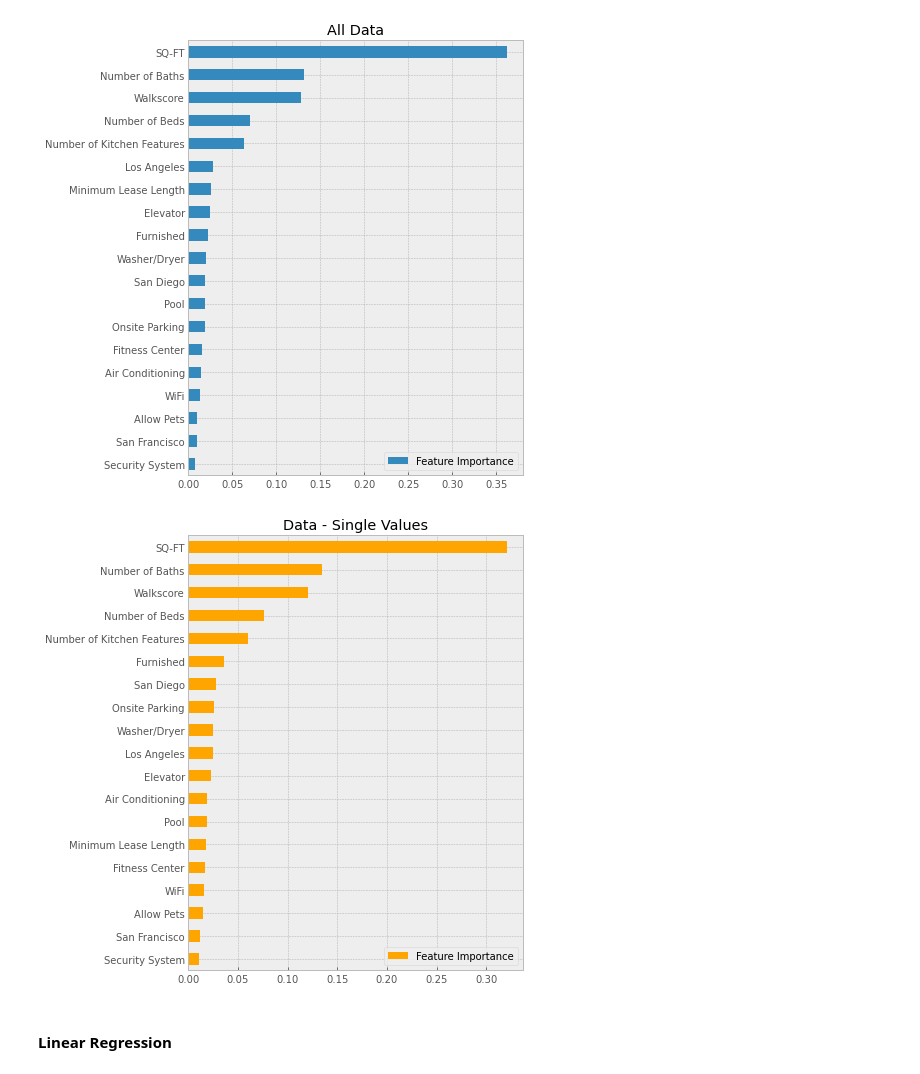
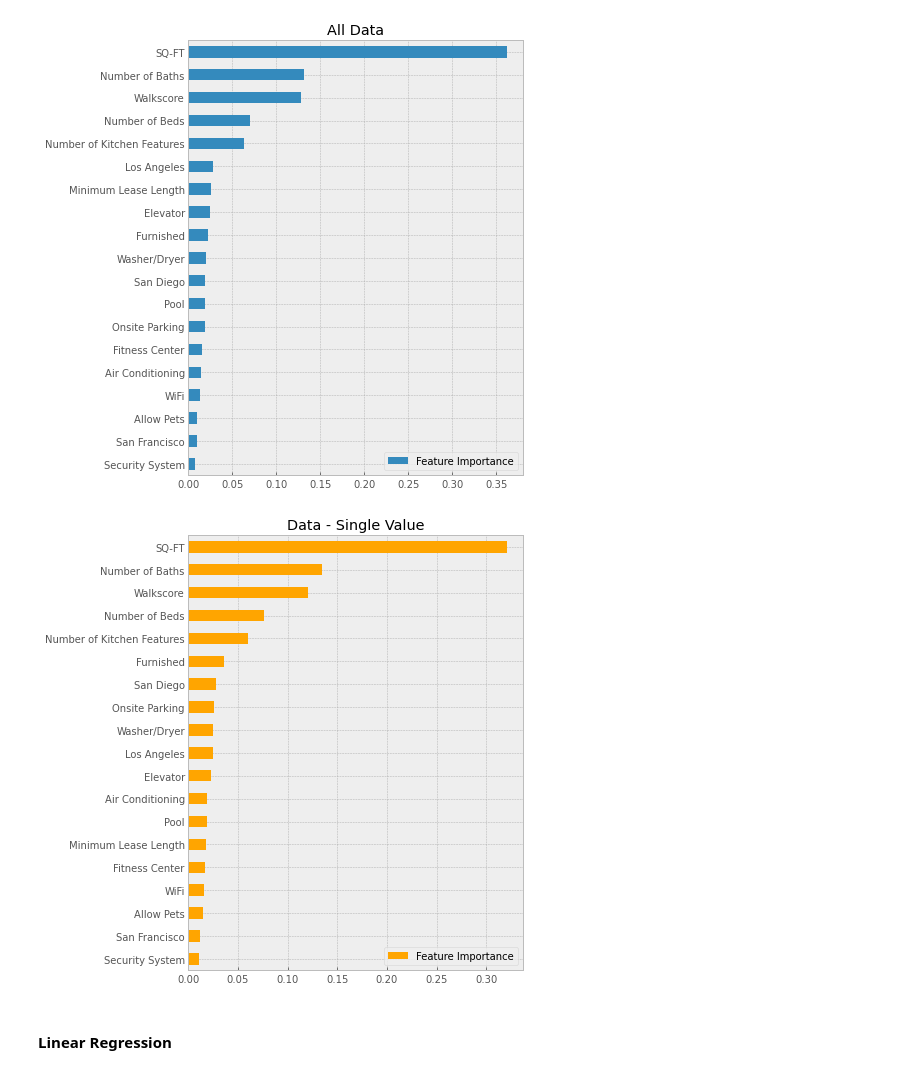
Before and after one commit to yenholaivy/CaliforniaRentalValueEstimation, a Jupyter notebook: California_Rental_Price_Estimator.ipynb, the cells around one changed output. Drawn from its saved outputs; the diff is of its cells as text; code cells hidden in the pictures.

```diff
--- a/California_Rental_Price_Estimator.ipynb
+++ b/California_Rental_Price_Estimator.ipynb
@@ -343,9 +362,9 @@ feature_importance_graph(rf_model.feature_importances_, None,'All Data')
 # %% [output]
 [figure]
 # %%
-feature_importance_graph(rf_model_nr.feature_importances_, 'orange','Data - Single Values')
+feature_importance_graph(rf_model_nr.feature_importances_, 'orange','Data - Single Value')
 # %% [output]
-[figure, old version]
+[figure, new version]
 # %% [markdown]
 #### Linear Regression
 # %%
```
Also changed, not shown: parts of 3 cells of this notebook, 15 other files.
